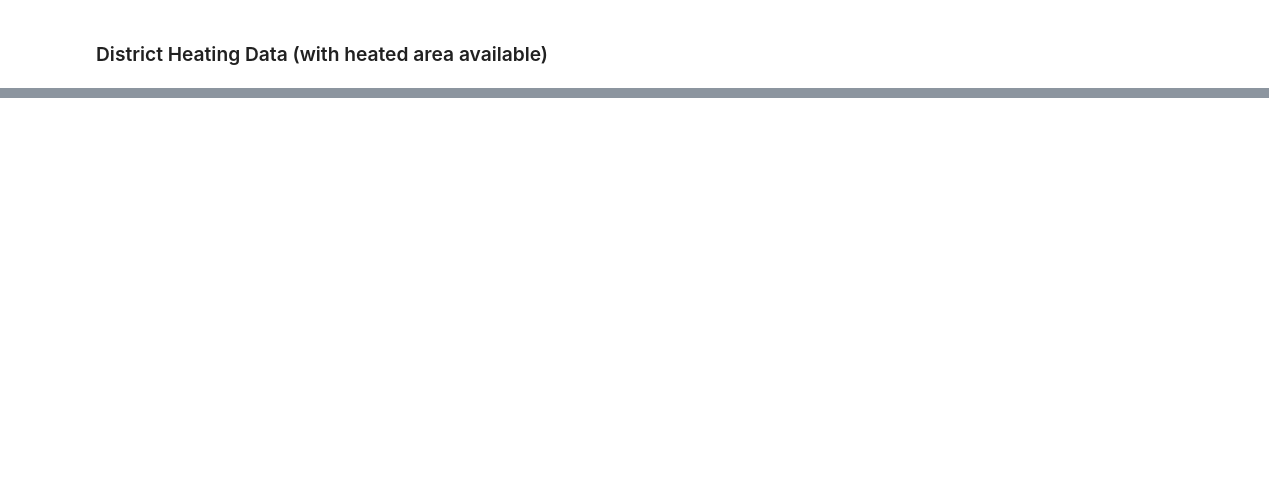
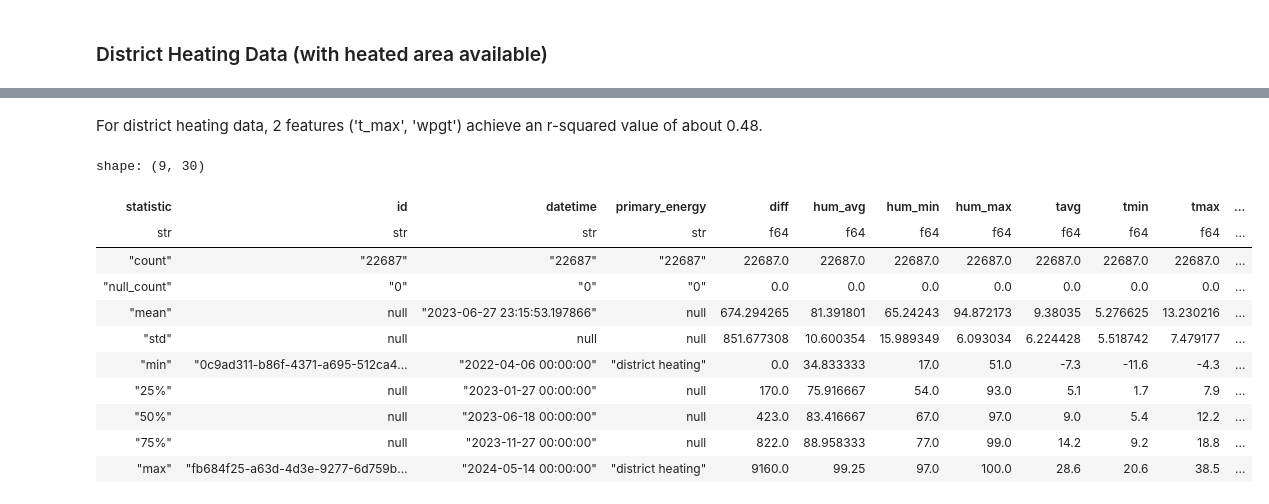
Before and after one commit to marja-w/energy-forecast-benchmark, a Jupyter notebook: notebooks/1.1-mw-correlation-analysis.ipynb, the cells around one changed output, grey strips where cells are left out. Saved outputs shown, nothing was run; the diff lists cells and outputs as text; code cells hidden in the pictures; blank space fills up the shorter version.

```diff
--- a/notebooks/1.1-mw-correlation-analysis.ipynb
+++ b/notebooks/1.1-mw-correlation-analysis.ipynb
@@ -309,0 +329,23 @@ r² adjusted:  0.6672330358405995
+# %% [markdown]
+For district heating data, 2 features ('t_max', 'wpgt') achieve an r-squared value of about 0.48.
+# %%
+from src.energy_forecast.config import RAW_DATA_DIR
+df_lod = pl.read_csv(RAW_DATA_DIR / "dh_meta_lod.csv").rename({"adresse": "address"})
+dh_meta = pl.read_csv(RAW_DATA_DIR / "dh_meta.csv").rename({"eco_u_id": "id"}).select(["id", "address"])
+df_lod = df_lod.join(dh_meta, on=["address"])
+# %%
+df_dh = df_daily.filter(pl.col("primary_energy") == "district heating").join(df_lod, on=["id"], how="left").cast({"Storeys Above Ground": pl.Int64})
+df_dh.describe()
+# %% [output]
+shape: (9, 30)
+| statistic | id | datetime | primary_energy | diff | hum_avg | hum_min | hum_max | tavg | tmin | tmax | ... |
+| str | str | str | str | f64 | f64 | f64 | f64 | f64 | f64 | f64 | ... |
+| "count" | "22687" | "22687" | "22687" | 22687.0 | 22687.0 | 22687.0 | 22687.0 | 22687.0 | 22687.0 | 22687.0 | ... |
+| "null_count" | "0" | "0" | "0" | 0.0 | 0.0 | 0.0 | 0.0 | 0.0 | 0.0 | 0.0 | ... |
+| "mean" | null | "2023-06-27 23:15:53.197866" | null | 674.294265 | 81.391801 | 65.24243 | 94.872173 | 9.38035 | 5.276625 | 13.230216 | ... |
+| "std" | null | null | null | 851.677308 | 10.600354 | 15.989349 | 6.093034 | 6.224428 | 5.518742 | 7.479177 | ... |
+| "min" | "0c9ad311-b86f-4371-a695-512ca4… | "2022-04-06 00:00:00" | "district heating" | 0.0 | 34.833333 | 17.0 | 51.0 | -7.3 | -11.6 | -4.3 | ... |
+| "25%" | null | "2023-01-27 00:00:00" | null | 170.0 | 75.916667 | 54.0 | 93.0 | 5.1 | 1.7 | 7.9 | ... |
+| "50%" | null | "2023-06-18 00:00:00" | null | 423.0 | 83.416667 | 67.0 | 97.0 | 9.0 | 5.4 | 12.2 | ... |
+| "75%" | null | "2023-11-27 00:00:00" | null | 822.0 | 88.958333 | 77.0 | 99.0 | 14.2 | 9.2 | 18.8 | ... |
+| "max" | "fb684f25-a63d-4d3e-9277-6d759b… | "2024-05-14 00:00:00" | "district heating" | 9160.0 | 99.25 | 97.0 | 100.0 | 28.6 | 20.6 | 38.5 | ... |
```
Also changed, not shown: parts of 21 cells of this notebook, 5 other files.
